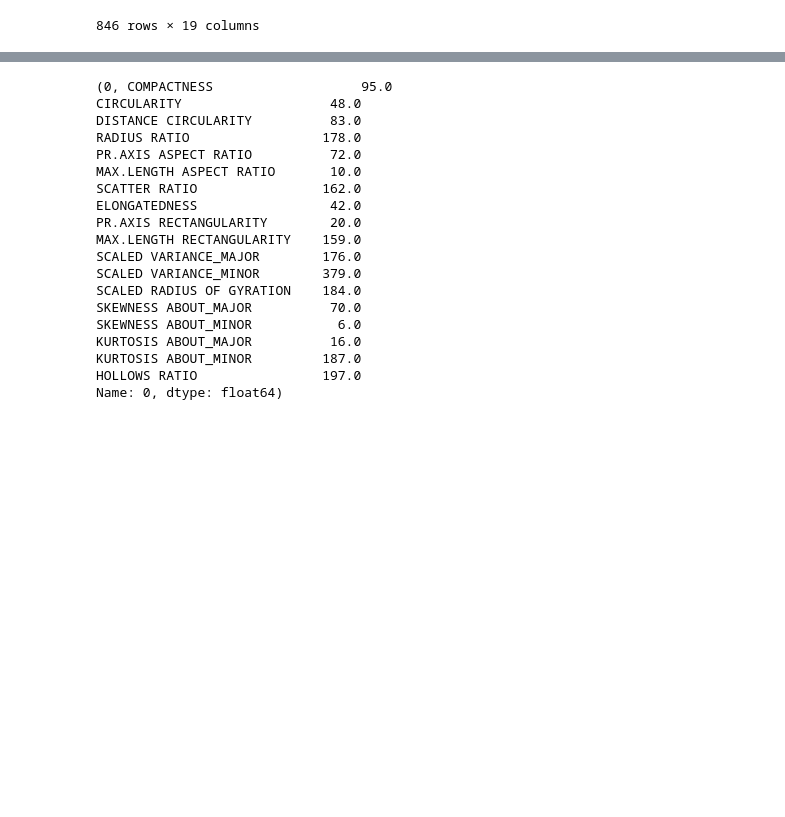
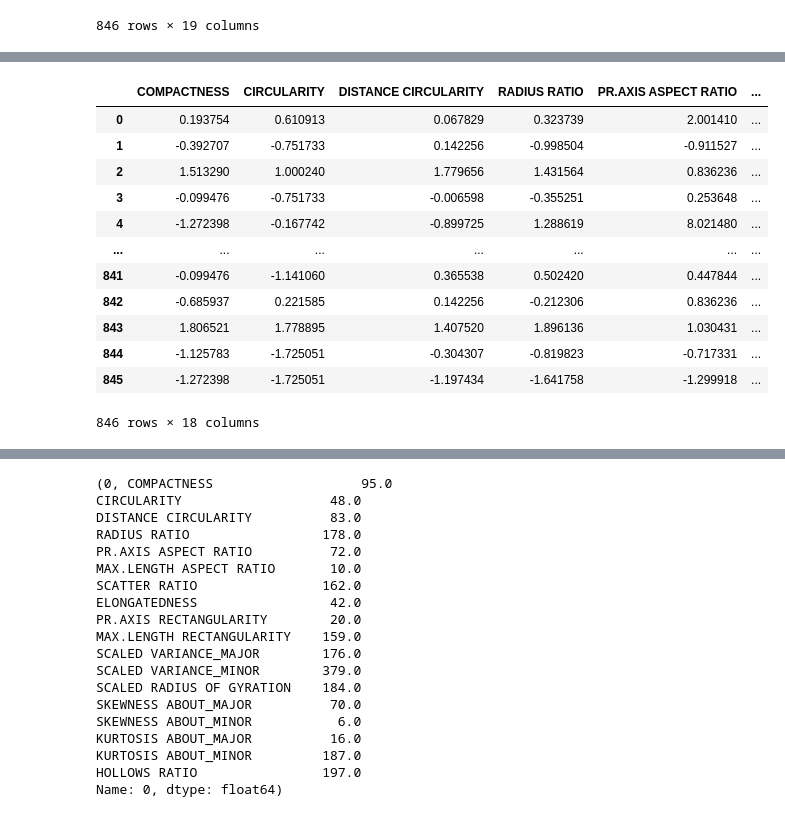
Before and after one commit to JakubSzczepanowski/NBC, a Jupyter notebook: main.ipynb, the cells around one changed output, grey strips where cells are left out. Drawn from its saved outputs; the diff is of its cells as text; code cells hidden in the pictures; blank space fills up the shorter version.

```diff
--- a/main.ipynb
+++ b/main.ipynb
@@ -28,2 +57,27 @@ X = table.drop(['Class'], axis=1)
+# %%
+def mad_standarization(column):
+    mean = column.mean()
+    mad = column.mad()
+    return (column - mean) / mad
+# %%
+X_copy = X.copy()
+# %%
+X_standarized = X_copy.apply(mad_standarization)
+# %%
+X_standarized
+# %% [output]
+|  | COMPACTNESS | CIRCULARITY | DISTANCE CIRCULARITY | RADIUS RATIO | PR.AXIS ASPECT RATIO | ... |
+| 0 | 0.193754 | 0.610913 | 0.067829 | 0.323739 | 2.001410 | ... |
+| 1 | -0.392707 | -0.751733 | 0.142256 | -0.998504 | -0.911527 | ... |
+| 2 | 1.513290 | 1.000240 | 1.779656 | 1.431564 | 0.836236 | ... |
+| 3 | -0.099476 | -0.751733 | -0.006598 | -0.355251 | 0.253648 | ... |
+| 4 | -1.272398 | -0.167742 | -0.899725 | 1.288619 | 8.021480 | ... |
+| ... | ... | ... | ... | ... | ... | ... |
+| 841 | -0.099476 | -1.141060 | 0.365538 | 0.502420 | 0.447844 | ... |
+| 842 | -0.685937 | 0.221585 | 0.142256 | -0.212306 | 0.836236 | ... |
+| 843 | 1.806521 | 1.778895 | 1.407520 | 1.896136 | 1.030431 | ... |
+| 844 | -1.125783 | -1.725051 | -0.304307 | -0.819823 | -0.717331 | ... |
+| 845 | -1.272398 | -1.725051 | -1.197434 | -1.641758 | -1.299918 | ... |
+846 rows × 18 columns
 # %%
 nbc = clustering.NBC(k=3)
```
Also changed, not shown: parts of 9 cells of this notebook, 1 other file.
